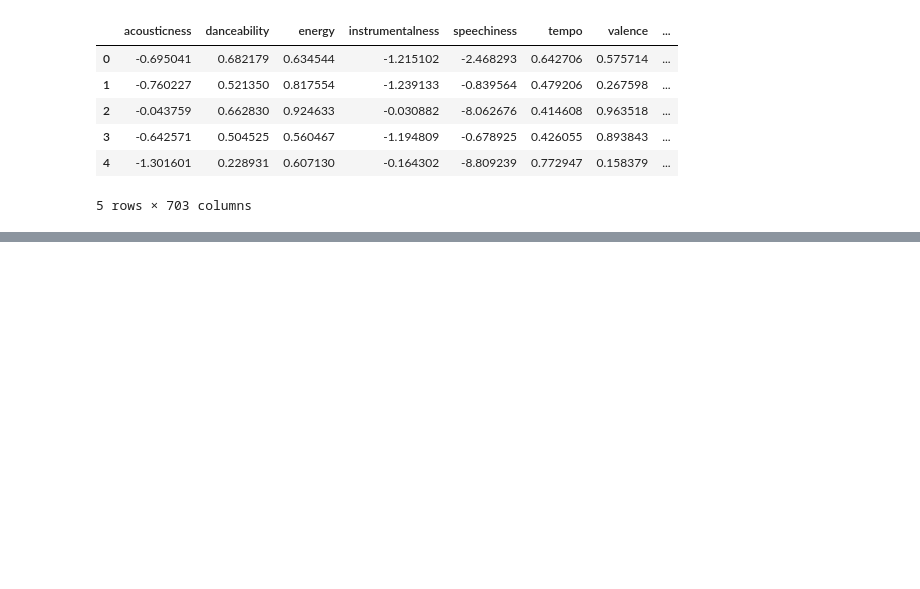
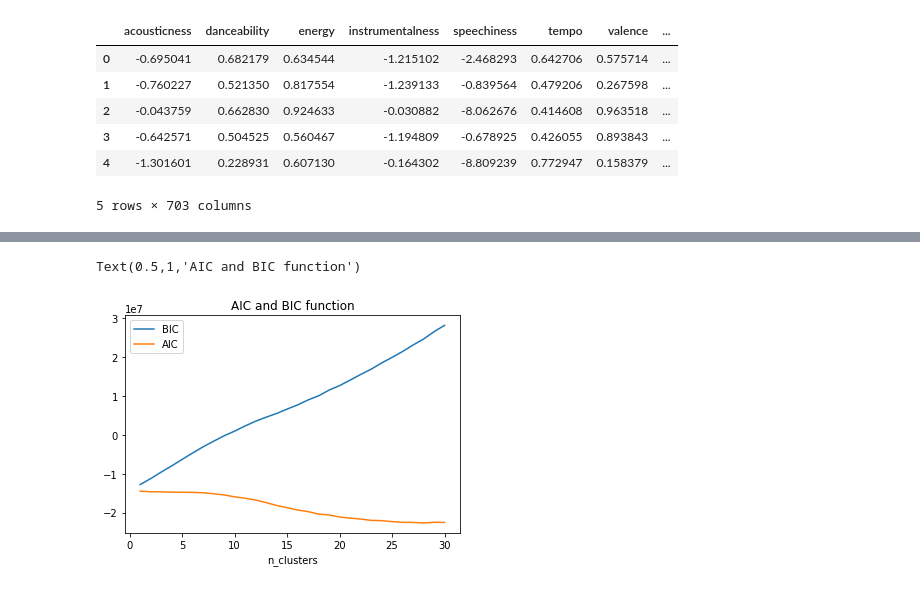
Before and after one commit to itaher1995/CS6220_Final_Project, a Jupyter notebook: FMA-Unsupervised-GMM.ipynb, the cells around one changed output, grey strips where cells are left out. Cells and saved outputs as stored; diff of their text form; code cells hidden in the pictures; blank space fills up the shorter version.

```diff
--- a/FMA-Unsupervised-GMM.ipynb
+++ b/FMA-Unsupervised-GMM.ipynb
@@ -375,0 +122,13 @@ def plot_confusion_matrix(cm, classes,
+# %%
+n_clusters = np.arange(1, 31)
+models = [GaussianMixture(k, covariance_type='full', random_state=0).fit(data)
+          for k in n_clusters]
+
+plt.plot(n_clusters, [m.bic(data) for m in models], label='BIC')
+plt.plot(n_clusters, [m.aic(data) for m in models], label='AIC')
+plt.legend(loc='best')
+plt.xlabel('n_clusters');
+plt.title('AIC and BIC function')
+# %% [output]
+Text(0.5,1,'AIC and BIC function')
+[figure, added]
```
Also changed, not shown: parts of 52 cells of this notebook, 14 other files.
